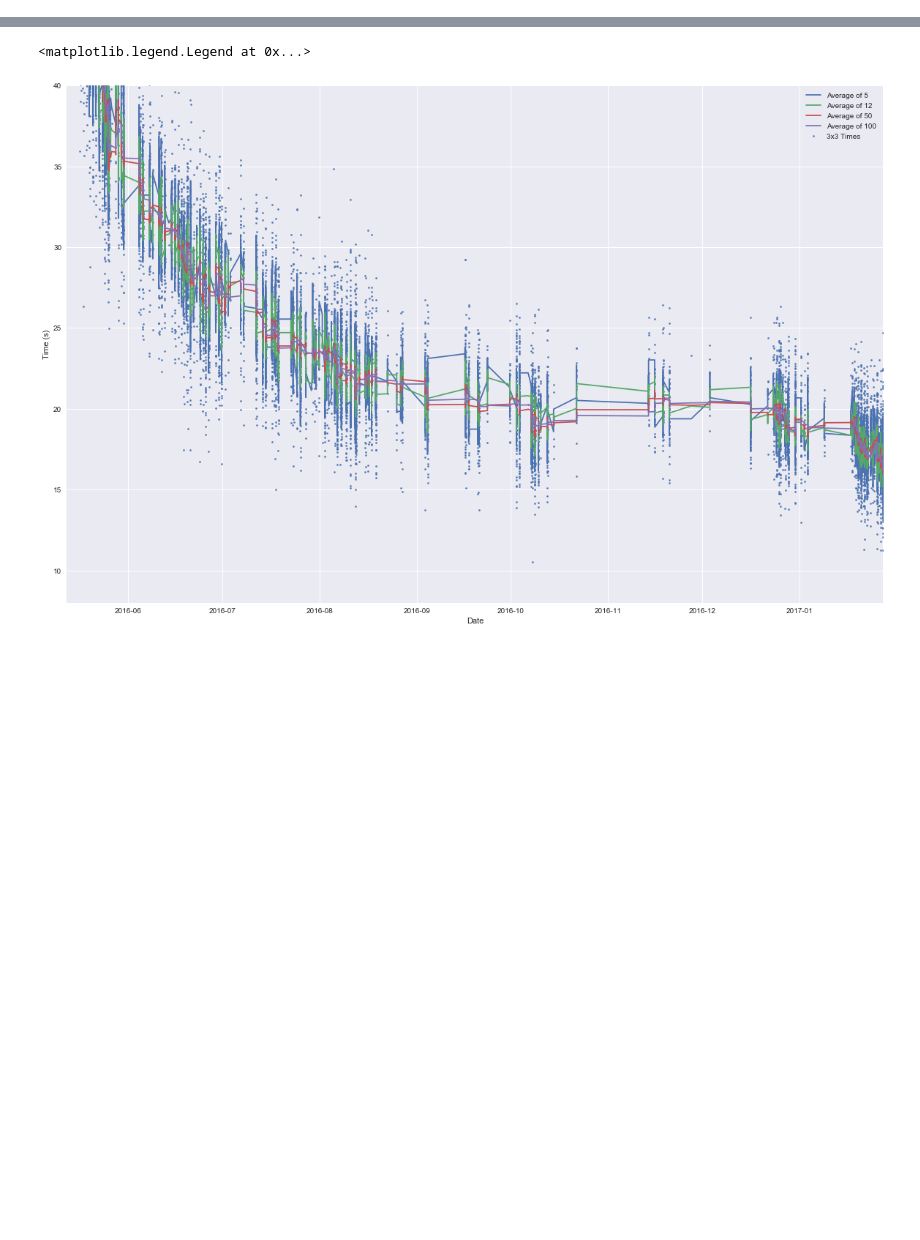
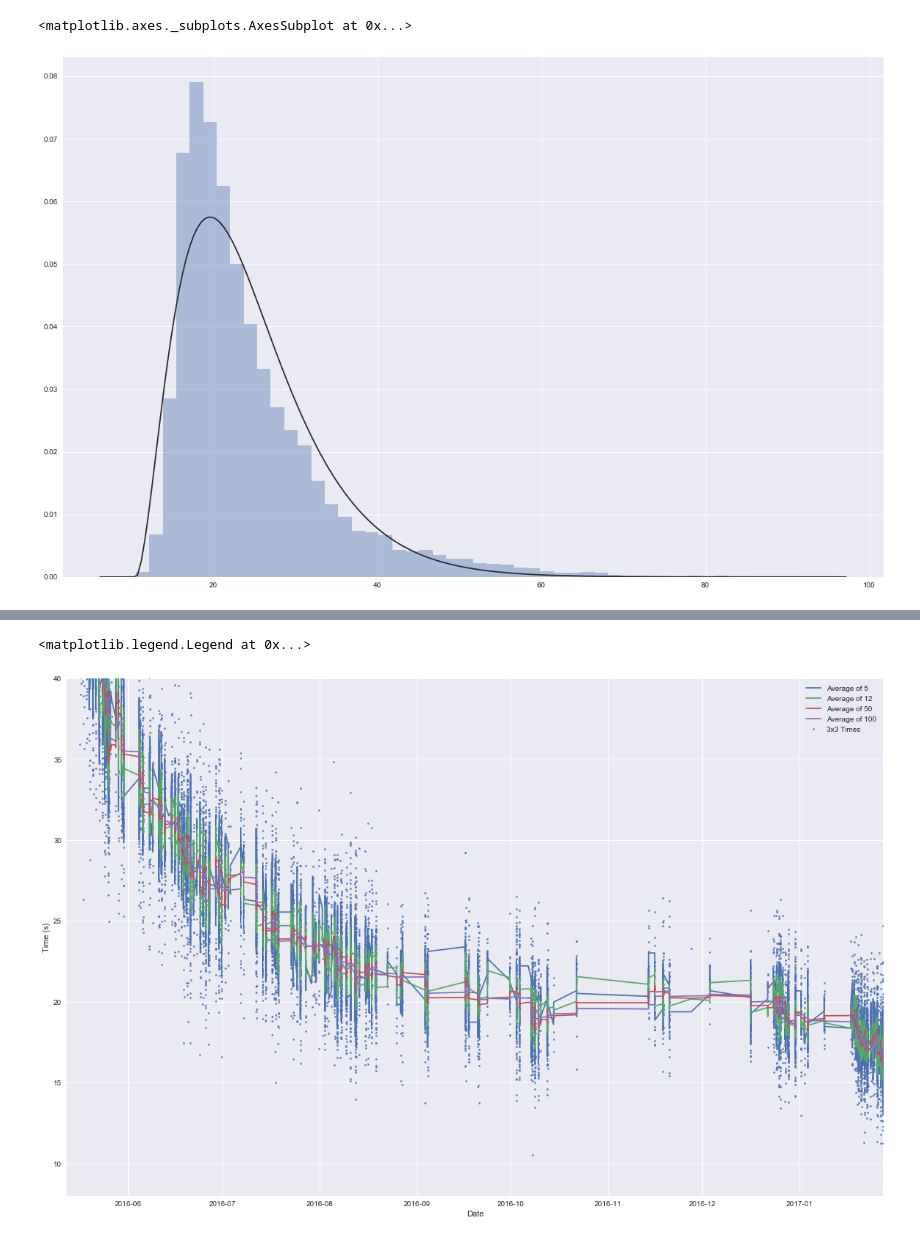
Before and after one commit to cnapun/cube-plots, a Jupyter notebook: cubetimes.ipynb, the cells around one changed output, grey strips where cells are left out. Cells and saved outputs as stored; diff of their text form; code cells hidden in the pictures; blank space fills up the shorter version.

```diff
--- a/cubetimes.ipynb
+++ b/cubetimes.ipynb
@@ -104,0 +106,6 @@ plt.legend(loc='best')
+# %%
+a = np.array(rdf.Time)
+sns.distplot(a[100:], fit=stats.gamma, kde=False)
+# %% [output]
+<matplotlib.axes._subplots.AxesSubplot at 0x...>
+[figure, added]
```
Also changed, not shown: parts of 9 cells of this notebook, 1 other file.
